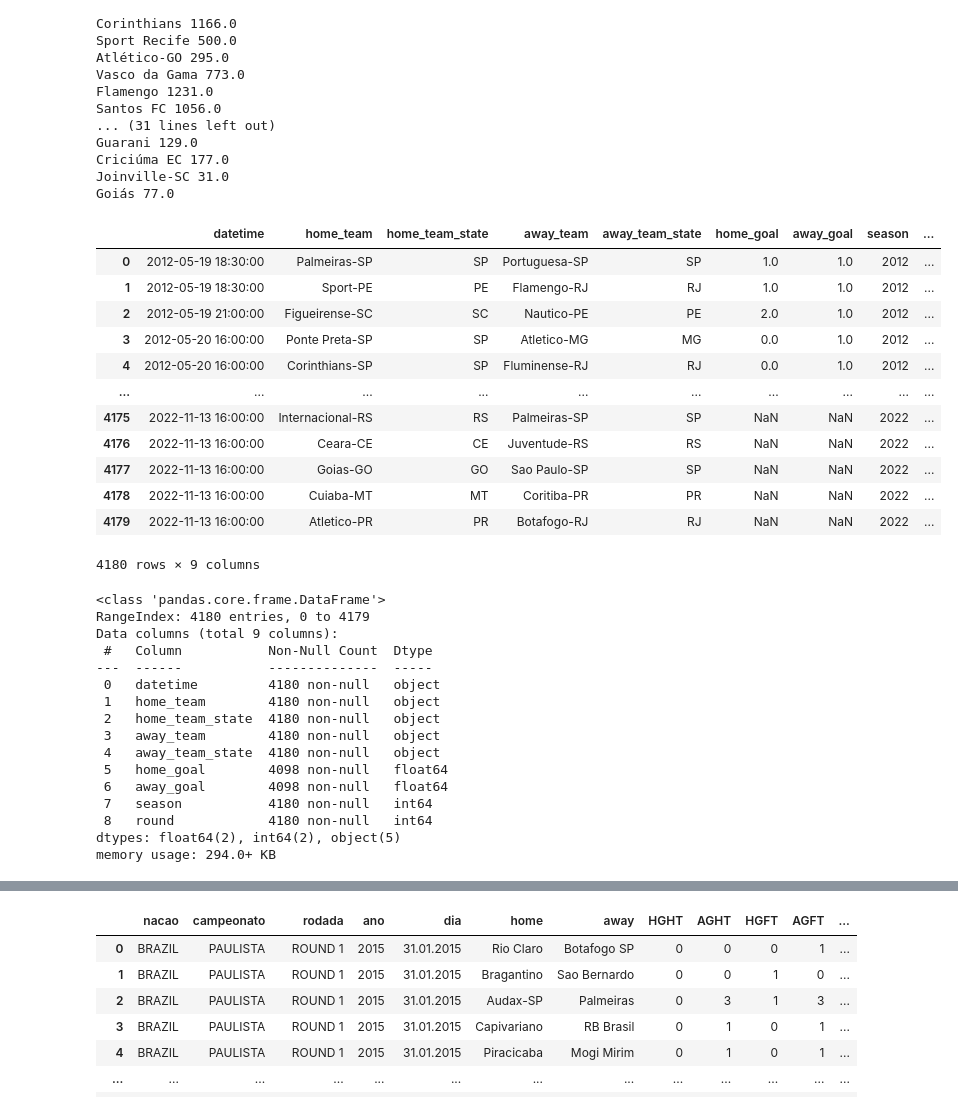
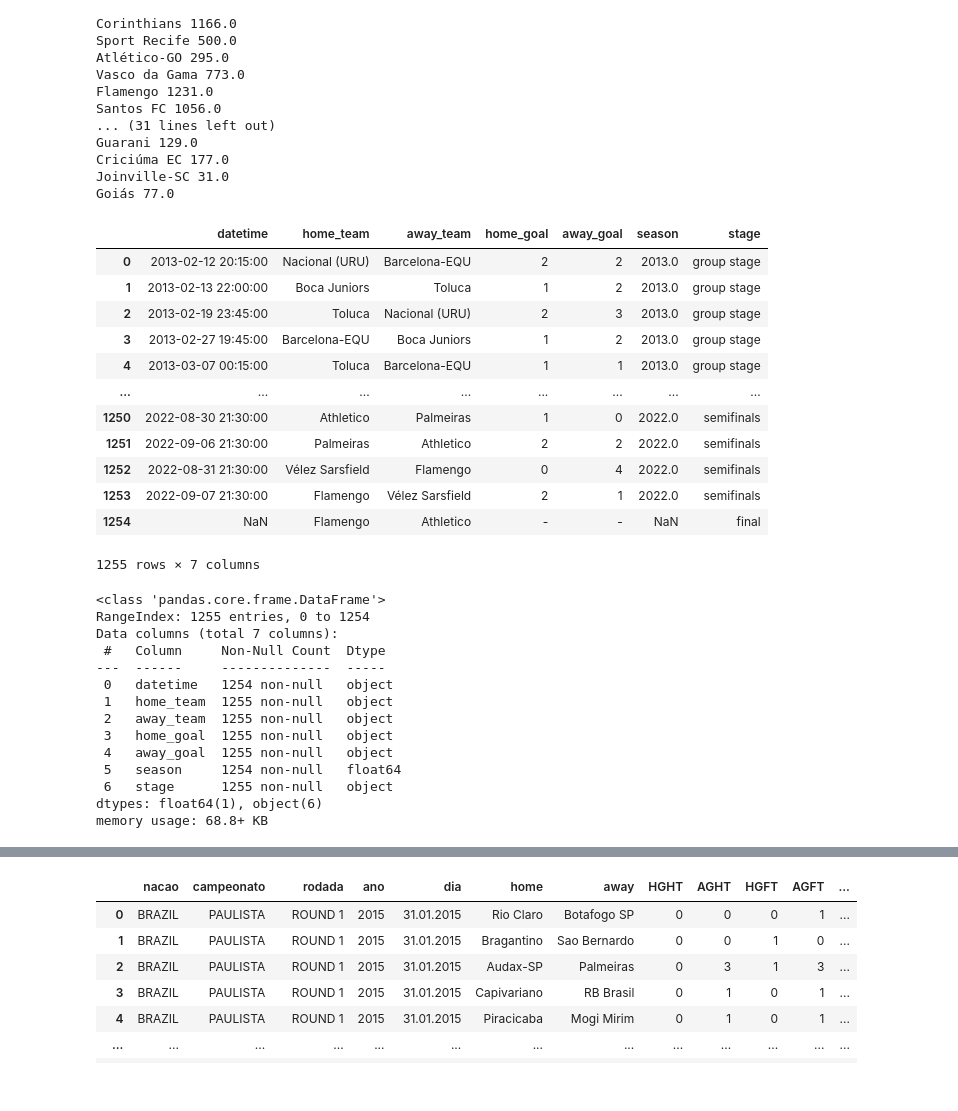
Before and after one commit to jesusossian/complex_networks, a Jupyter notebook: notebooks/datasets.ipynb, the cells around one changed output, grey strips where cells are left out. Saved outputs shown, nothing was run; the diff lists cells and outputs as text; code cells hidden in the pictures.

```diff
--- a/notebooks/datasets.ipynb
+++ b/notebooks/datasets.ipynb
@@ -143,39 +143,37 @@ Goiás 77.0
 # %%
 # https://www.kaggle.com/datasets/ricardomattos05/brazilian-soccer-database
 
-brazilian = pd.read_csv('../data/BrazilianSoccer/Data/Brasileirao_Matches.csv', sep=',')
-brazilian
+libertadores = pd.read_csv('../data/BrazilianSoccer/Data/Libertadores_Matches.csv', sep=',')
+libertadores
 # %% [output]
-|  | datetime | home_team | home_team_state | away_team | away_team_state | home_goal | away_goal | season | ... |
-| 0 | 2012-05-19 18:30:00 | Palmeiras-SP | SP | Portuguesa-SP | SP | 1.0 | 1.0 | 2012 | ... |
-| 1 | 2012-05-19 18:30:00 | Sport-PE | PE | Flamengo-RJ | RJ | 1.0 | 1.0 | 2012 | ... |
-| 2 | 2012-05-19 21:00:00 | Figueirense-SC | SC | Nautico-PE | PE | 2.0 | 1.0 | 2012 | ... |
-| 3 | 2012-05-20 16:00:00 | Ponte Preta-SP | SP | Atletico-MG | MG | 0.0 | 1.0 | 2012 | ... |
-| 4 | 2012-05-20 16:00:00 | Corinthians-SP | SP | Fluminense-RJ | RJ | 0.0 | 1.0 | 2012 | ... |
-| ... | ... | ... | ... | ... | ... | ... | ... | ... | ... |
-| 4175 | 2022-11-13 16:00:00 | Internacional-RS | RS | Palmeiras-SP | SP | NaN | NaN | 2022 | ... |
-| 4176 | 2022-11-13 16:00:00 | Ceara-CE | CE | Juventude-RS | RS | NaN | NaN | 2022 | ... |
-| 4177 | 2022-11-13 16:00:00 | Goias-GO | GO | Sao Paulo-SP | SP | NaN | NaN | 2022 | ... |
-| 4178 | 2022-11-13 16:00:00 | Cuiaba-MT | MT | Coritiba-PR | PR | NaN | NaN | 2022 | ... |
-| 4179 | 2022-11-13 16:00:00 | Atletico-PR | PR | Botafogo-RJ | RJ | NaN | NaN | 2022 | ... |
+|  | datetime | home_team | away_team | home_goal | away_goal | season | stage |
+| 0 | 2013-02-12 20:15:00 | Nacional (URU) | Barcelona-EQU | 2 | 2 | 2013.0 | group stage |
+| 1 | 2013-02-13 22:00:00 | Boca Juniors | Toluca | 1 | 2 | 2013.0 | group stage |
+| 2 | 2013-02-19 23:45:00 | Toluca | Nacional (URU) | 2 | 3 | 2013.0 | group stage |
+| 3 | 2013-02-27 19:45:00 | Barcelona-EQU | Boca Juniors | 1 | 2 | 2013.0 | group stage |
+| 4 | 2013-03-07 00:15:00 | Toluca | Barcelona-EQU | 1 | 1 | 2013.0 | group stage |
+| ... | ... | ... | ... | ... | ... | ... | ... |
+| 1250 | 2022-08-30 21:30:00 | Athletico | Palmeiras | 1 | 0 | 2022.0 | semifinals |
+| 1251 | 2022-09-06 21:30:00 | Palmeiras | Athletico | 2 | 2 | 2022.0 | semifinals |
+| 1252 | 2022-08-31 21:30:00 | Vélez Sarsfield | Flamengo | 0 | 4 | 2022.0 | semifinals |
+| 1253 | 2022-09-07 21:30:00 | Flamengo | Vélez Sarsfield | 2 | 1 | 2022.0 | semifinals |
+| 1254 | NaN | Flamengo | Athletico | - | - | NaN | final |
-4180 rows × 9 columns
+1255 rows × 7 columns
 # %%
-brazilian.info()
+libertadores.info()
 # %% [output]
 <class 'pandas.core.frame.DataFrame'>
-RangeIndex: 4180 entries, 0 to 4179
-Data columns (total 9 columns):
- #   Column           Non-Null Count  Dtype
----  ------           --------------  -----
- 0   datetime         4180 non-null   object
- 1   home_team        4180 non-null   object
- 2   home_team_state  4180 non-null   object
- 3   away_team        4180 non-null   object
- 4   away_team_state  4180 non-null   object
- 5   home_goal        4098 non-null   float64
- 6   away_goal        4098 non-null   float64
- 7   season           4180 non-null   int64
- 8   round            4180 non-null   int64
-dtypes: float64(2), int64(2), object(5)
-memory usage: 294.0+ KB
+RangeIndex: 1255 entries, 0 to 1254
+Data columns (total 7 columns):
+ #   Column     Non-Null Count  Dtype
+---  ------     --------------  -----
+ 0   datetime   1254 non-null   object
+ 1   home_team  1255 non-null   object
+ 2   away_team  1255 non-null   object
+ 3   home_goal  1255 non-null   object
+ 4   away_goal  1255 non-null   object
+ 5   season     1254 non-null   float64
+ 6   stage      1255 non-null   object
+dtypes: float64(1), object(6)
+memory usage: 68.8+ KB
 # %%
```
Also changed, not shown: parts of 6 cells of this notebook, 5 other files.
